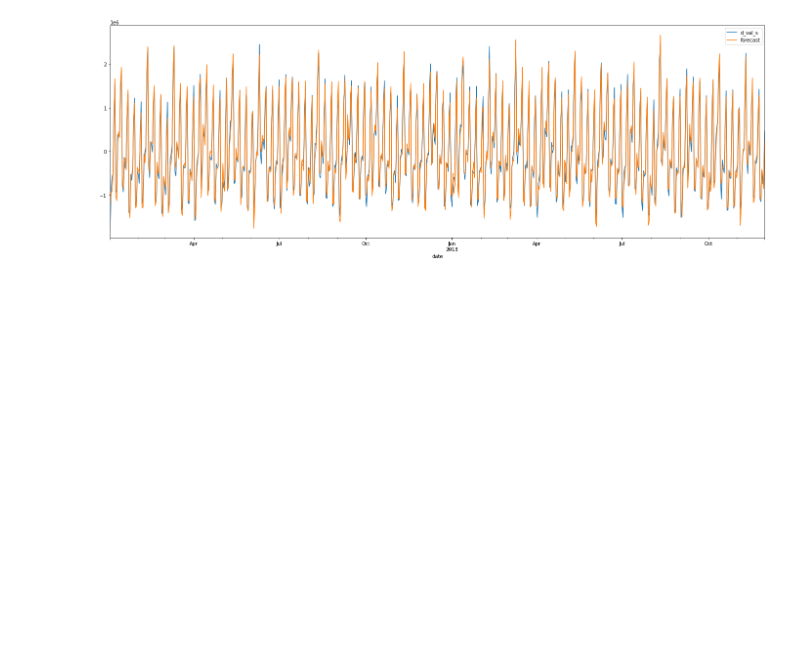
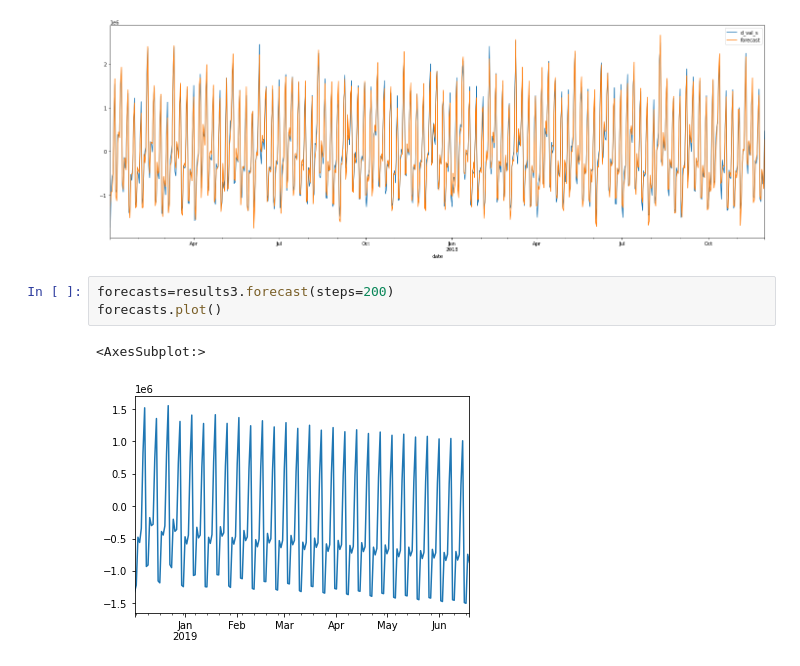
Before and after one commit to AlisaLevadna/advance_21, a Jupyter notebook: advance_3.ipynb, the cells around one changed output. Drawn from its saved outputs; the diff is of its cells as text; blank space fills up the shorter version.

Commit message:
Add out-of-sample forecast

```diff
--- a/advance_3.ipynb
+++ b/advance_3.ipynb
@@ -142,3 +142,9 @@ Sum:131126.0584469836
 [figure]
 [figure]
 [figure]
+# %%
+forecasts=results3.forecast(steps=200)
+forecasts.plot()
+# %% [output]
+<AxesSubplot:>
+[figure, added]
```
